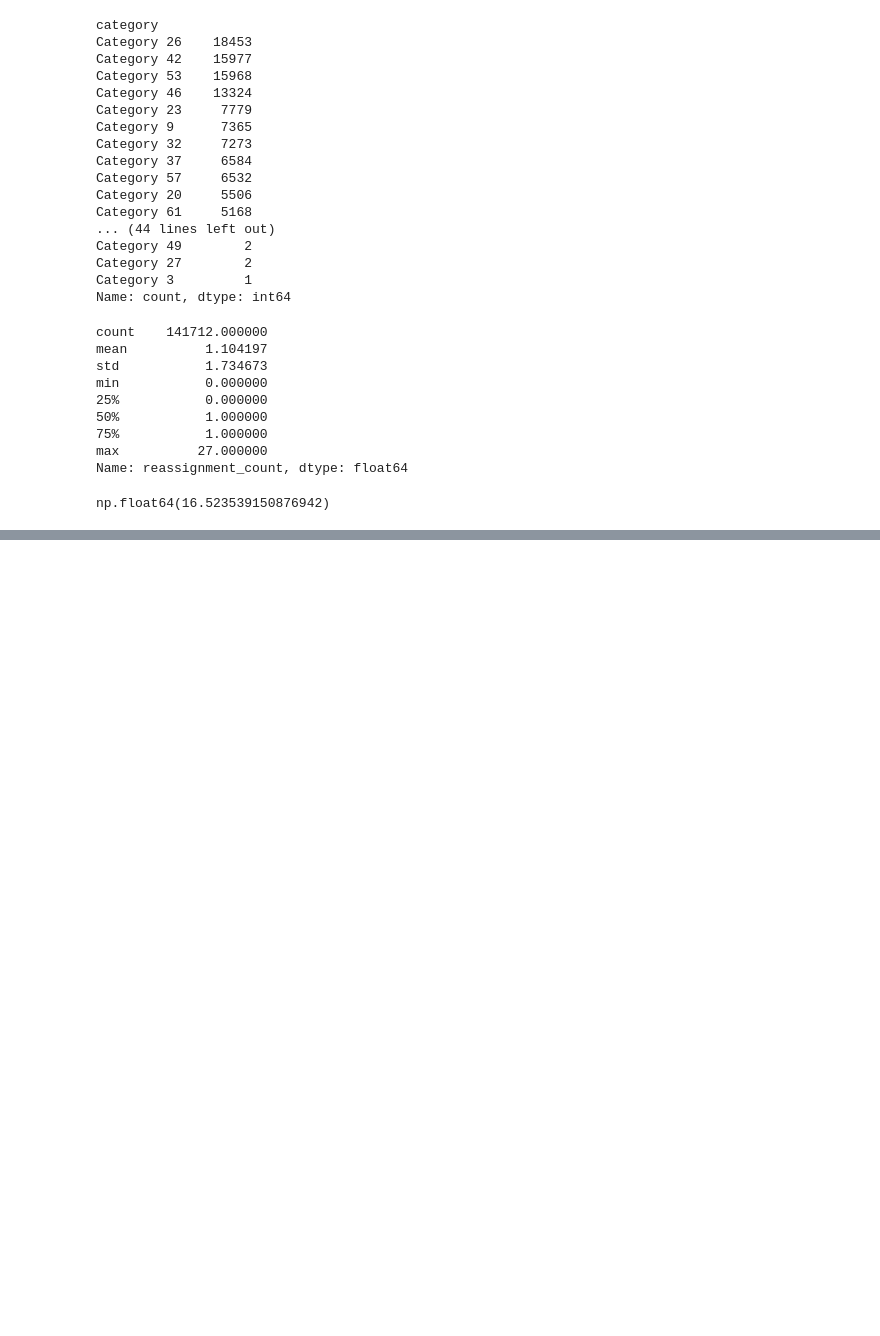
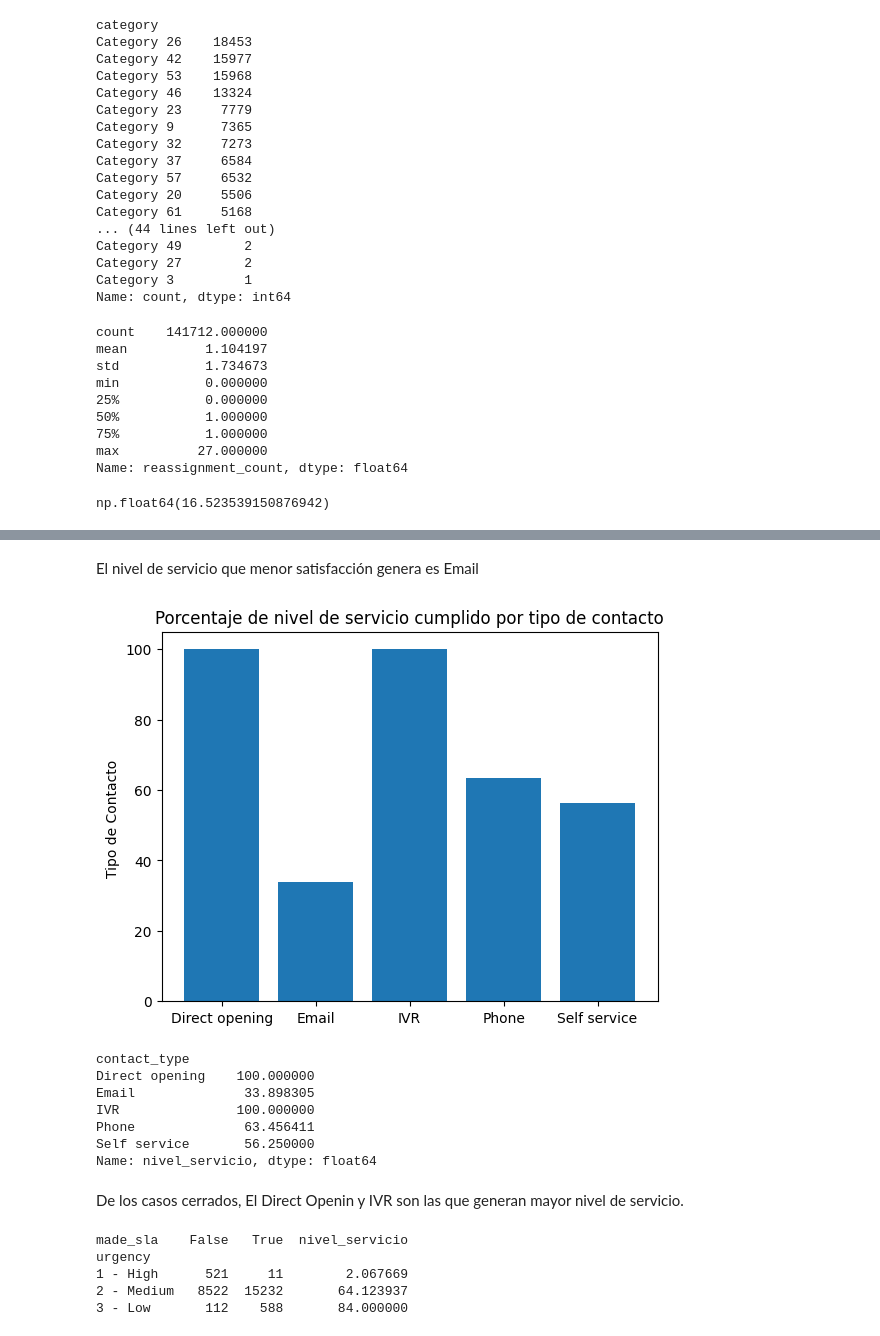
Before and after one commit to OttaVonBismarck/proyecto_1_actd, a Jupyter notebook: proyecto_limpieza.ipynb, the cells around one changed output, grey strips where cells are left out. Saved outputs shown, nothing was run; the diff lists cells and outputs as text; code cells hidden in the pictures; blank space fills up the shorter version.

```diff
--- a/proyecto_limpieza.ipynb
+++ b/proyecto_limpieza.ipynb
@@ -990,0 +258,12 @@ edad_cat_dummies
+# %%
+# Agrupa por made_sla y cuenta incident_state
+
+conteo = df2.groupby(['contact_type', 'made_sla']).size().unstack(fill_value=0)
+
+# Calcula el porcentaje de nivel de servicio (True) por tipo de contacto
+nivel_servicio = conteo[True] / conteo.sum(axis=1) * 100
+
+# Agrega la fila 'nivel_servicio' al DataFrame conteo
+conteo.loc[:, 'nivel_servicio'] = nivel_servicio
+
+print(conteo)
@@ -990,0 +278,44 @@ edad_cat_dummies
+# %% [markdown]
+El nivel de servicio que menor satisfacción genera es Email
+# %%
+fig, ax = plt.subplots()
+
+contacto = conteo.index
+
+porcentaje_true = conteo['nivel_servicio']
+
+ax.bar(contacto, porcentaje_true)
+
+ax.set_ylabel('Tipo de Contacto ')
+ax.set_title('Porcentaje de nivel de servicio cumplido por tipo de contacto')
+
+plt.show()
+
+print(porcentaje_true)
+# %% [output]
+[figure, added]
+contact_type
+Direct opening    100.000000
+Email              33.898305
+IVR               100.000000
+Phone              63.456411
+Self service       56.250000
+Name: nivel_servicio, dtype: float64
+# %% [markdown]
+De los casos cerrados, El Direct Openin y IVR son las que generan mayor nivel de servicio.
+# %%
+conteo2 = df2.groupby(['urgency', 'made_sla']).size().unstack(fill_value=0)
+
+# Calcula el porcentaje de nivel de servicio (True) por tipo de contacto
+nivel_servicio = conteo2[True] / conteo2.sum(axis=1) * 100
+
+# Agrega la fila 'nivel_servicio' al DataFrame conteo
+conteo2.loc[:, 'nivel_servicio'] = nivel_servicio
+
+print(conteo2)
+# %% [output]
+made_sla    False   True  nivel_servicio
+urgency
+1 - High      521     11        2.067669
+2 - Medium   8522  15232       64.123937
+3 - Low       112    588       84.000000
```
Also changed, not shown: parts of 106 cells of this notebook.
